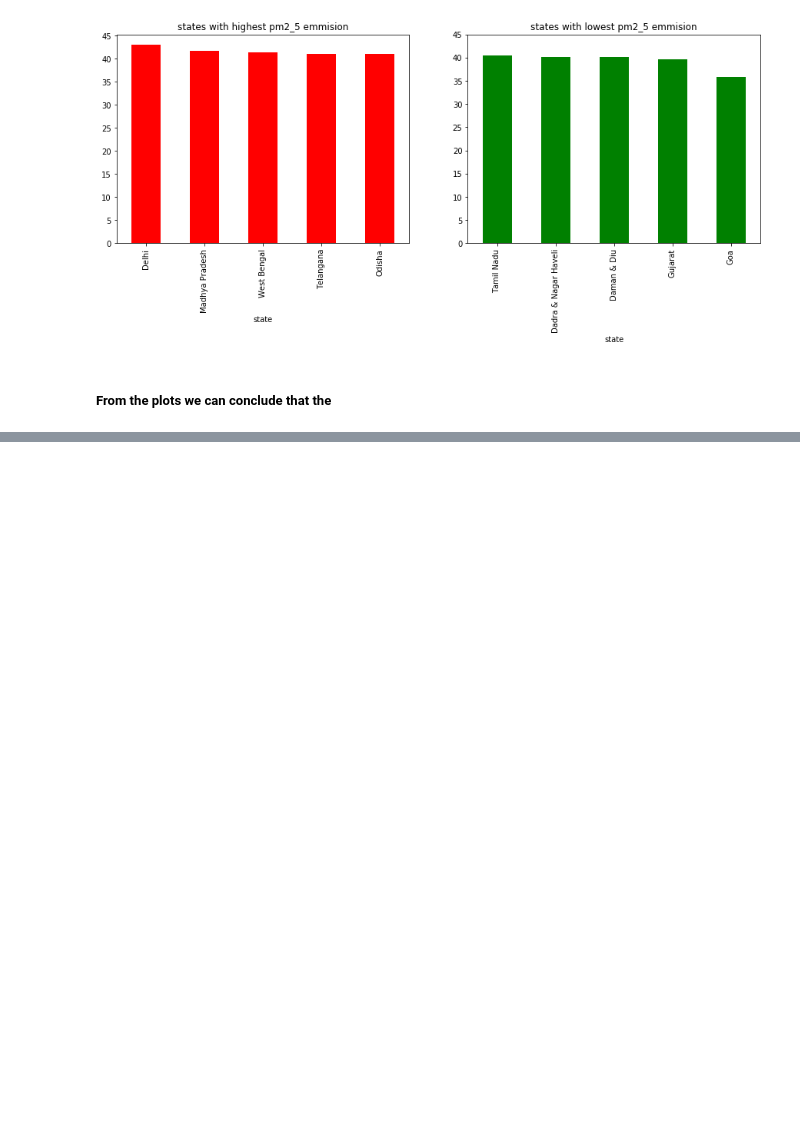
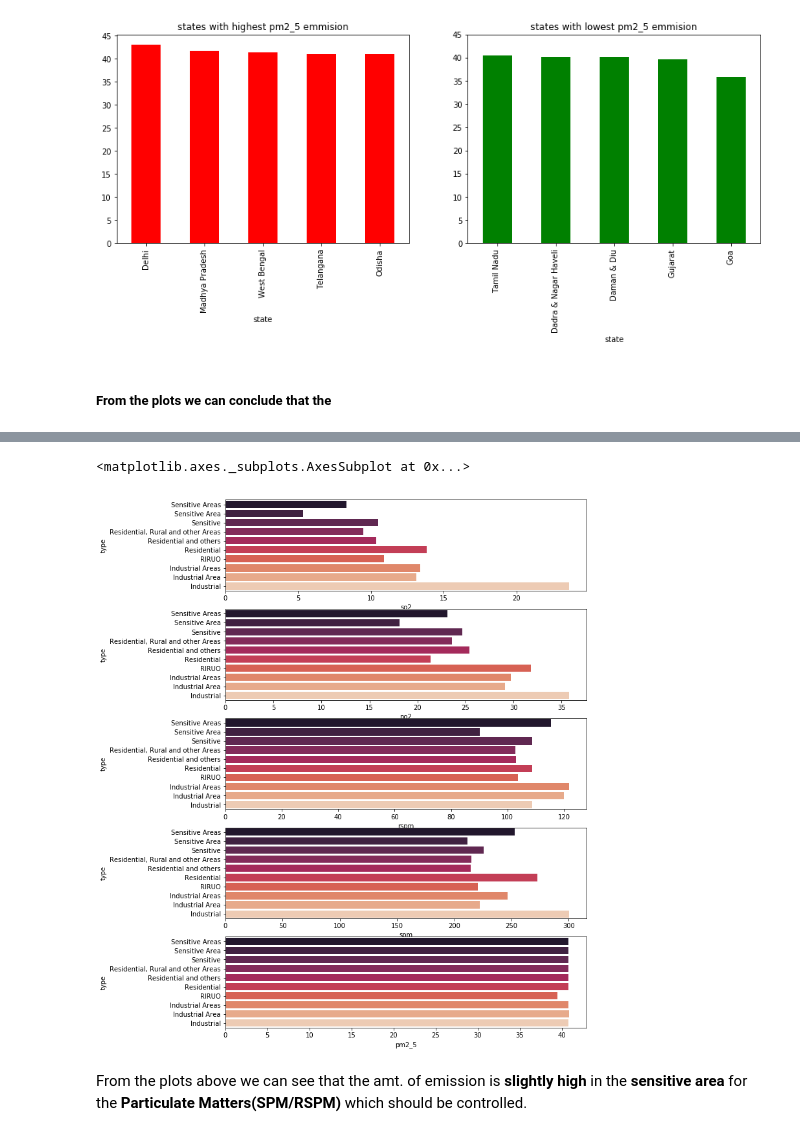
Before and after one commit to Pratham1807/India_Air_Quality, a Jupyter notebook: AirQuality(INDIA).ipynb, the cells around one changed output, grey strips where cells are left out. Cells and saved outputs as stored; diff of their text form; code cells hidden in the pictures; blank space fills up the shorter version.

```diff
--- a/AirQuality(INDIA).ipynb
+++ b/AirQuality(INDIA).ipynb
@@ -439,0 +571,3 @@ plt.show()
+# %%
+x = df[['so2', 'no2', 'rspm', 'spm', 'pm2_5','type']].groupby('type').mean().reset_index().sort_values(by='type',ascending=False)
+x
@@ -439,0 +586,13 @@ plt.show()
+# %%
+fig, axarr = plt.subplots(5,1,figsize=(10,15), squeeze=False)
+
+sns.barplot(y='type', x='so2', data=x[['type','so2']], palette='rocket', ax=axarr[0][0])
+sns.barplot(y='type', x='no2', data=x[['type','no2']], palette='rocket', ax=axarr[1][0])
+sns.barplot(y='type', x='rspm', data=x[['type','rspm']], palette='rocket', ax=axarr[2][0])
+sns.barplot(y='type', x='spm', data=x[['type','spm']], palette='rocket', ax=axarr[3][0])
+sns.barplot(y='type', x='pm2_5', data=x[['type','pm2_5']], palette='rocket', ax=axarr[4][0])
+# %% [output]
+<matplotlib.axes._subplots.AxesSubplot at 0x...>
+[figure, added]
+# %% [markdown]
+From the plots above we can see that the amt. of emission is **slightly high** in the **sensitive area** for the **Particulate Matters(SPM/RSPM)** which should be controlled.
```
Also changed, not shown: parts of 17 cells of this notebook, 2 other files.
